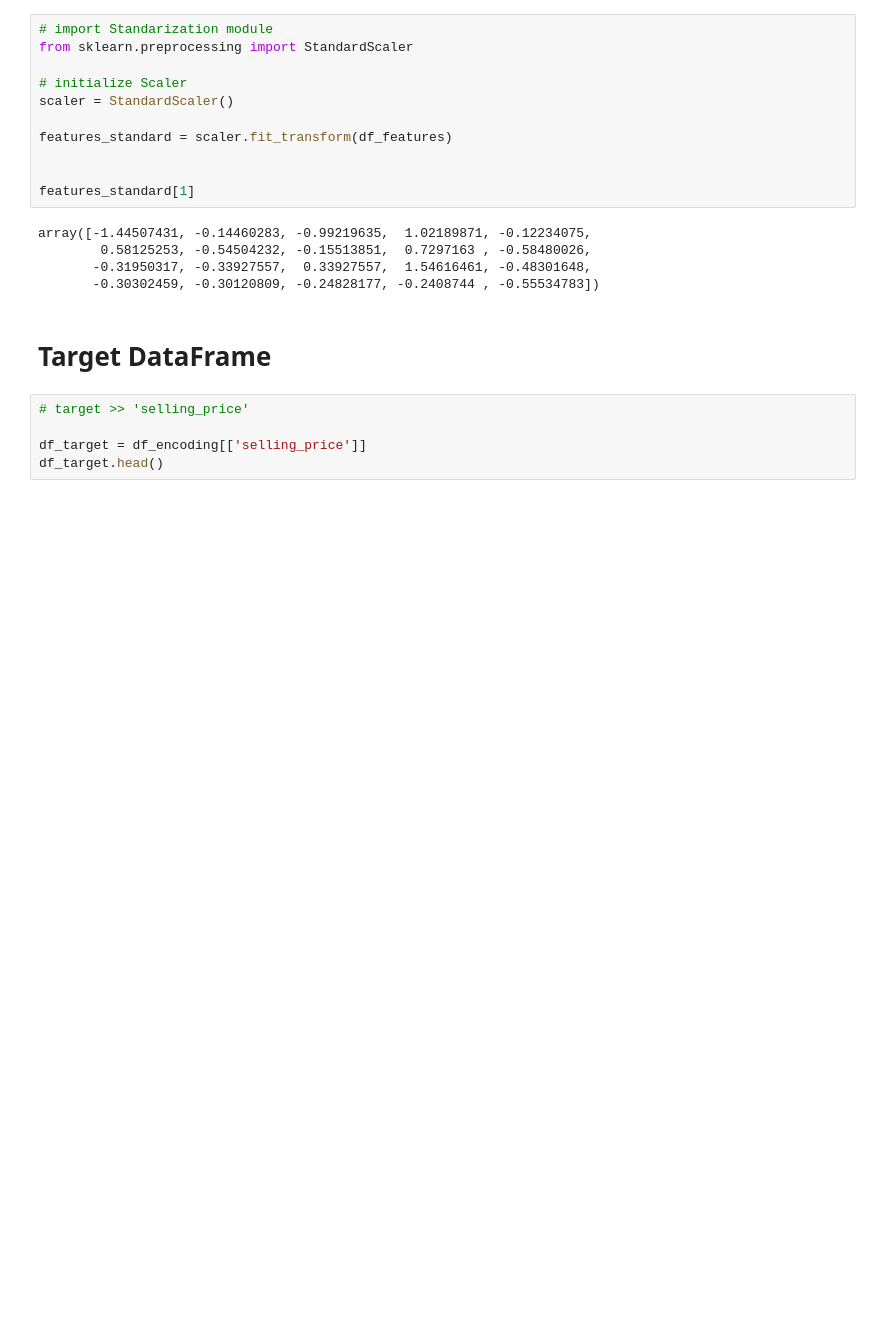
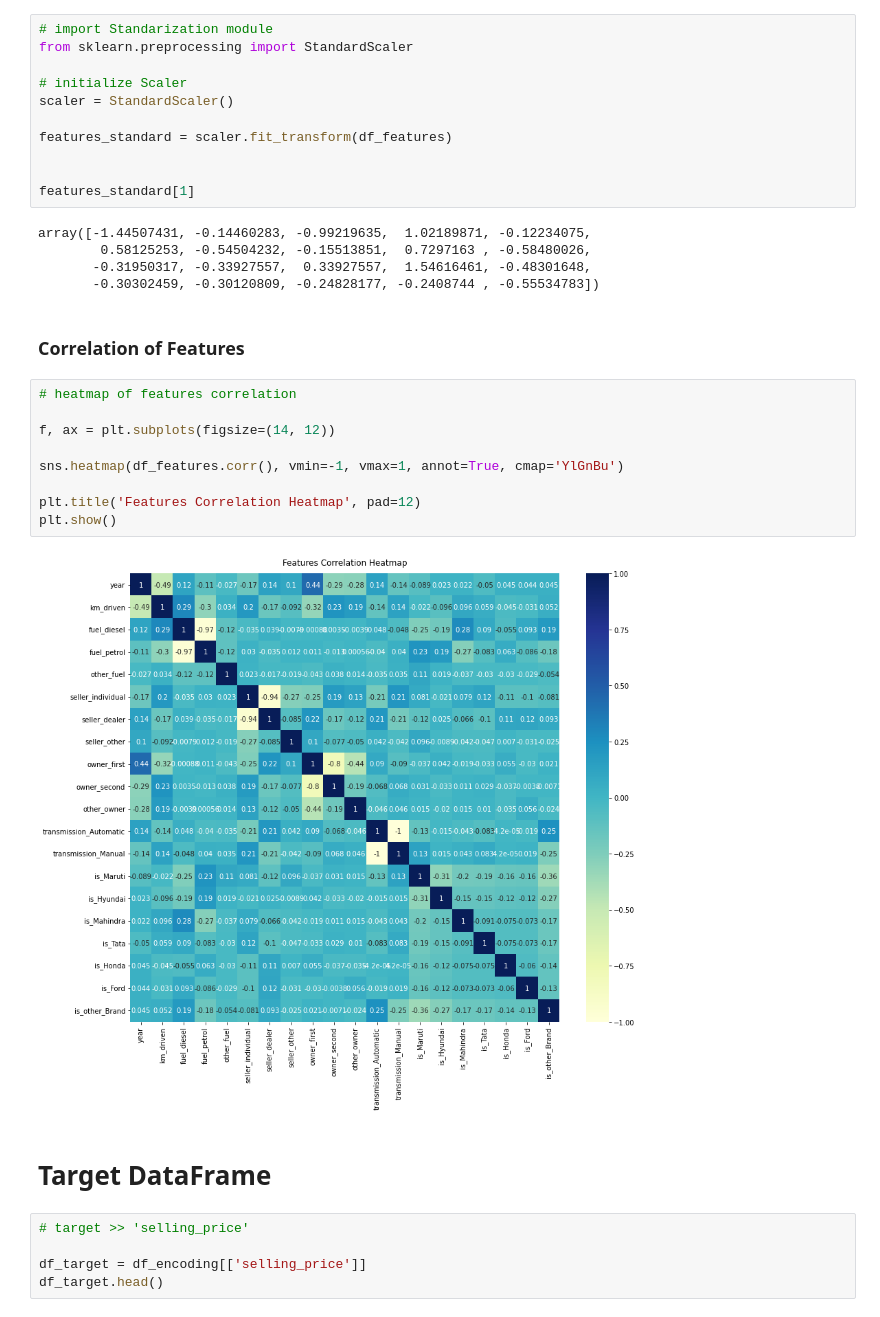
Before and after one commit to princeKike27/Car-Dekho-Dealership, a Jupyter notebook: CarDekhoDealership.ipynb, the cells around one changed output. Drawn from its saved outputs; the diff is of its cells as text; blank space fills up the shorter version.

```diff
--- a/CarDekhoDealership.ipynb
+++ b/CarDekhoDealership.ipynb
@@ -529,6 +527,19 @@ array([-1.44507431, -0.14460283, -0.99219635,  1.02189871, -0.12234075,
         0.58125253, -0.54504232, -0.15513851,  0.7297163 , -0.58480026,
        -0.31950317, -0.33927557,  0.33927557,  1.54616461, -0.48301648,
        -0.30302459, -0.30120809, -0.24828177, -0.2408744 , -0.55534783])
+# %% [markdown]
+### Correlation of Features
+# %%
+# heatmap of features correlation
+
+f, ax = plt.subplots(figsize=(14, 12))
+
+sns.heatmap(df_features.corr(), vmin=-1, vmax=1, annot=True, cmap='YlGnBu')
+
+plt.title('Features Correlation Heatmap', pad=12)
+plt.show()
+# %% [output]
+[figure, added]
 # %% [markdown]
 # Target DataFrame
 # %%
```
Also changed, not shown: parts of 12 cells of this notebook.
